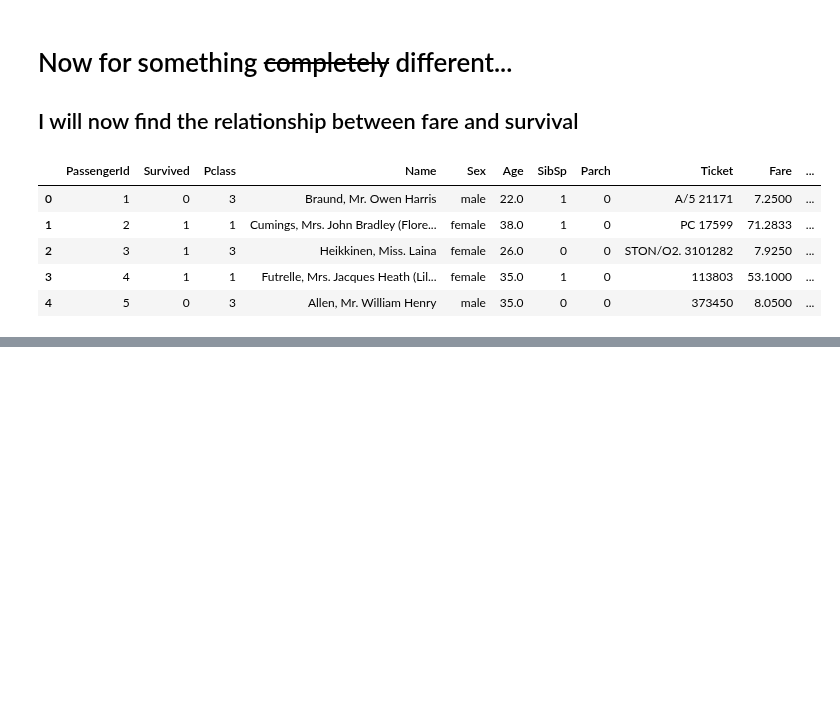
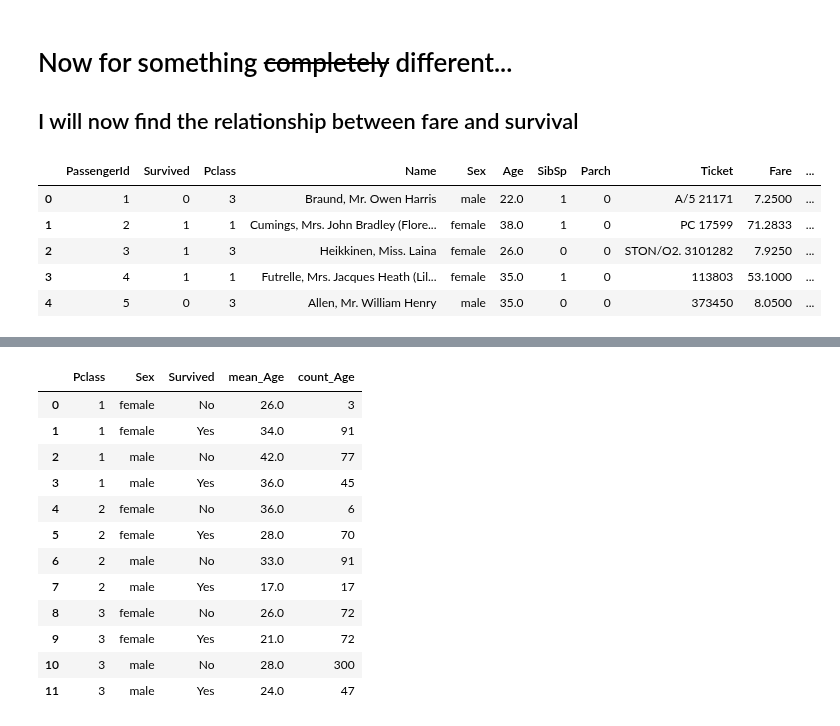
Before and after one commit to ironhack-labs/data-labs, a Jupyter notebook: module-2/visualizing-real-world-data-project/your-code/Project_Visualizing_Real_World_Data.ipynb, the cells around one changed output, grey strips where cells are left out. Saved outputs shown, nothing was run; the diff lists cells and outputs as text; code cells hidden in the pictures; blank space fills up the shorter version.

```diff
--- a/module-2/visualizing-real-world-data-project/your-code/Project_Visualizing_Real_World_Data.ipynb
+++ b/module-2/visualizing-real-world-data-project/your-code/Project_Visualizing_Real_World_Data.ipynb
@@ -306,0 +306,19 @@ age_by_pc_sex_sur.plot(kind = 'bar')
+# %%
+
+age_by_pc_sex_sur["Survived"] = age_by_pc_sex_sur["Survived"].replace([0, 1], ['No', 'Yes'])
+
+age_by_pc_sex_sur
+# %% [output]
+|  | Pclass | Sex | Survived | mean_Age | count_Age |
+| 0 | 1 | female | No | 26.0 | 3 |
+| 1 | 1 | female | Yes | 34.0 | 91 |
+| 2 | 1 | male | No | 42.0 | 77 |
+| 3 | 1 | male | Yes | 36.0 | 45 |
+| 4 | 2 | female | No | 36.0 | 6 |
+| 5 | 2 | female | Yes | 28.0 | 70 |
+| 6 | 2 | male | No | 33.0 | 91 |
+| 7 | 2 | male | Yes | 17.0 | 17 |
+| 8 | 3 | female | No | 26.0 | 72 |
+| 9 | 3 | female | Yes | 21.0 | 72 |
+| 10 | 3 | male | No | 28.0 | 300 |
+| 11 | 3 | male | Yes | 24.0 | 47 |
```
Also changed, not shown: parts of 5 cells of this notebook, 3 other files.
